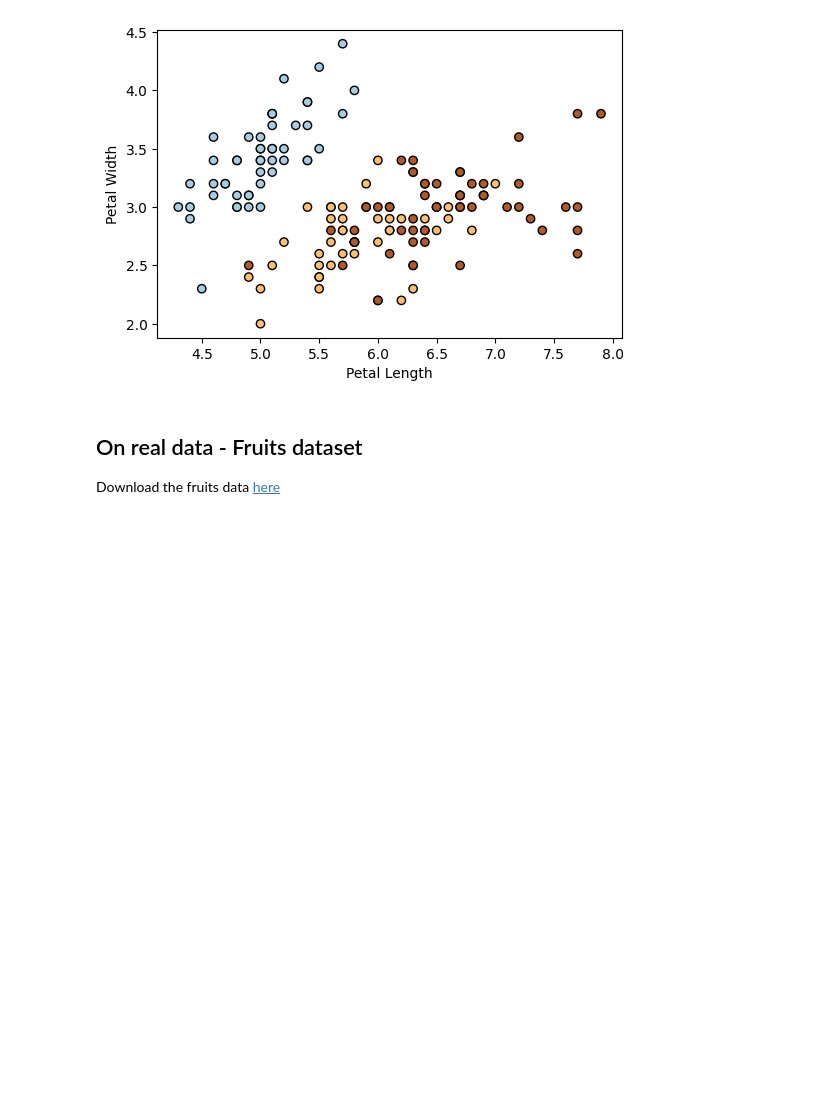
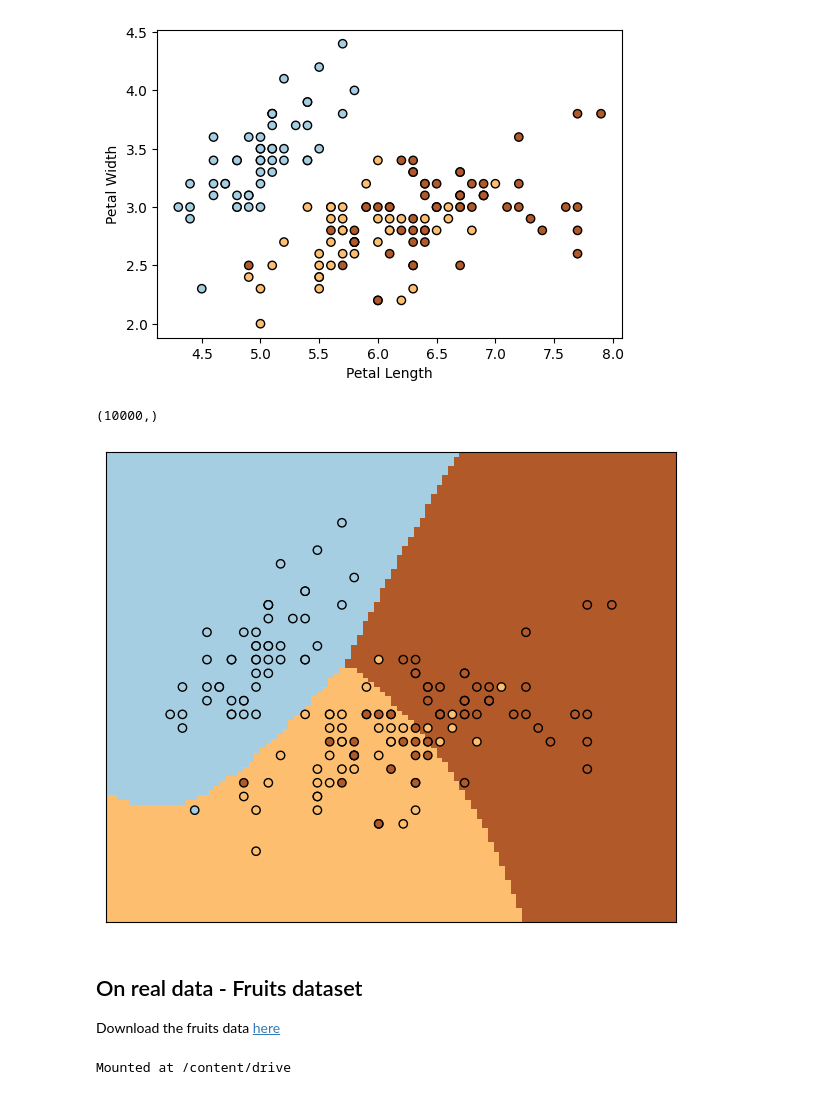
Before and after one commit to FelipeSaCh/machine_learning, a Jupyter notebook: Sem_03/Naive_Bayes.ipynb, the cells around one changed output. Drawn from its saved outputs; the diff is of its cells as text; code cells hidden in the pictures; blank space fills up the shorter version.

```diff
--- a/Sem_03/Naive_Bayes.ipynb
+++ b/Sem_03/Naive_Bayes.ipynb
@@ -38,3 +35,33 @@ _
+# %%
+## Plot decision boundaries
+offset = 0.5
+x_min, x_max = iris_x[:, 0].min() - offset, iris_x[:, 0].max() + offset
+y_min, y_max = iris_x[:, 1].min() - offset, iris_x[:, 1].max() + offset
+
+# Create grid
+x_grid, y_grid = np.meshgrid(np.linspace(x_min, x_max, 100), np.linspace(y_min, y_max, 100))
+
+# Estimate predictions over the grid
+grid_points = np.c_[x_grid.ravel(), y_grid.ravel()]
+predictions = naive_bayes.predict(grid_points)
+print(predictions.shape)
+# %% [output]
+(10000,)
+# %%
+predictions = predictions.reshape(x_grid.shape)
+
+# Draw grid
+_, ax = plt.subplots(figsize=(6, 5))
+ax.pcolormesh(x_grid, y_grid, predictions, cmap="Paired", shading='auto')
+
+# Scatter real values
+ax.scatter(iris_x[:, 0], iris_x[:, 1], c=iris_y, edgecolors='k', cmap="Paired")
+
+ax.set_xticks([])
+ax.set_yticks([])
+plt.tight_layout()
+# %% [output]
+[figure, added]
 # %% [markdown]
 ## On real data - Fruits dataset
 
@@ -57,0 +75,5 @@ print ( _ )
+# %%
+from google.colab import drive
+drive.mount('/content/drive')
+# %% [output]
+Mounted at /content/drive
```
Also changed, not shown: parts of 7 cells of this notebook.
